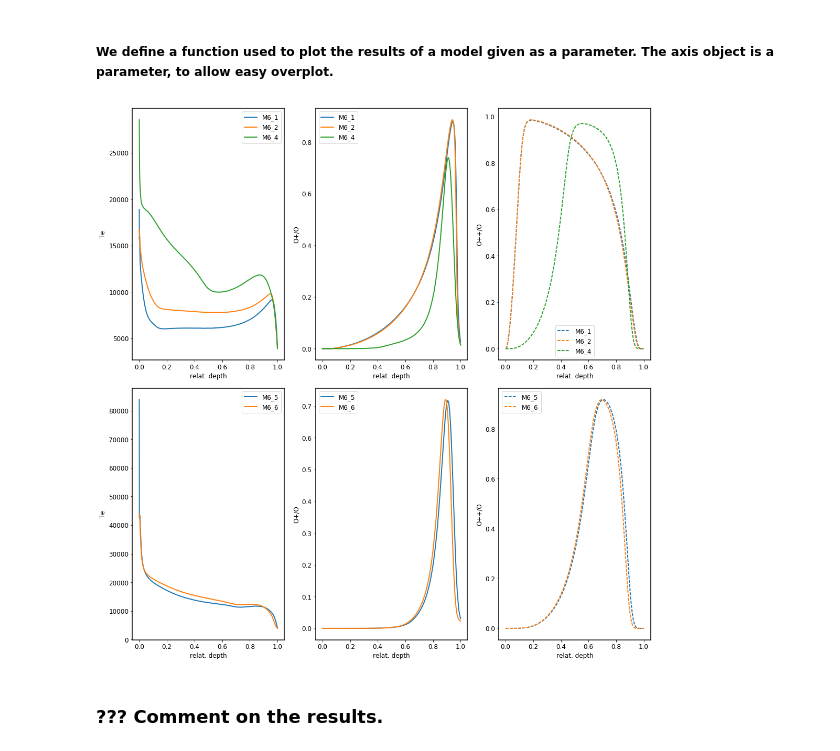
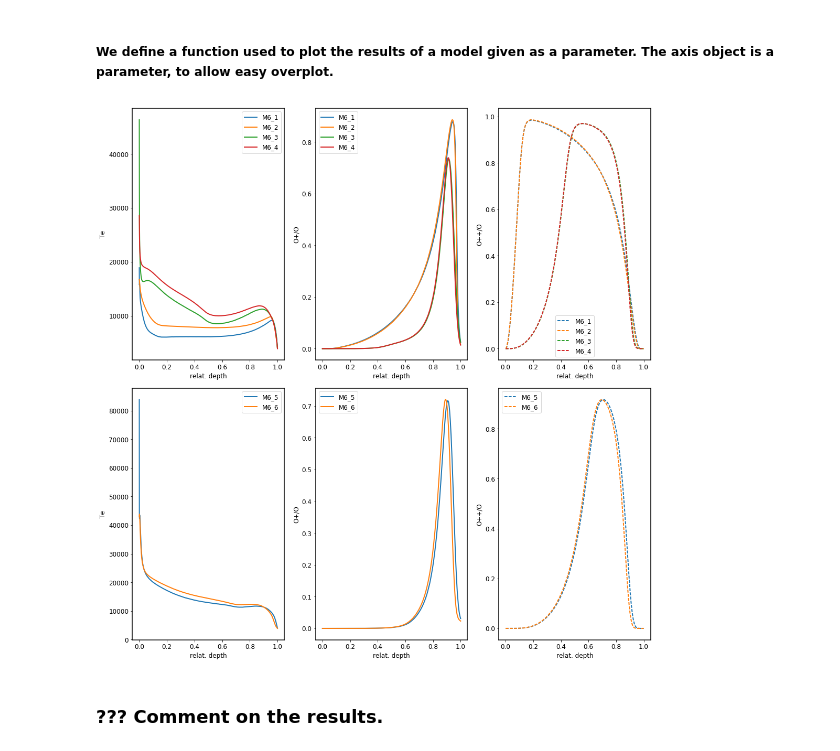
Before and after one commit to Morisset/NEBULATOM-tools, a Jupyter notebook: Notebooks/NC_6_1.ipynb, the cells around one changed output. Cells and saved outputs as stored; diff of their text form; code cells hidden in the pictures.

```diff
--- a/Notebooks/NC_6_1.ipynb
+++ b/Notebooks/NC_6_1.ipynb
@@ -280,17 +334,18 @@ def plot_mod(M, axes):
 # %%
 f, axes = plt.subplots(2, 3, figsize=(15,15))
 plot_mod(M1, axes[0,:])
 plot_mod(M2, axes[0,:])
+plot_mod(M3, axes[0,:])
 plot_mod(M4, axes[0,:])
 
 plot_mod(M5, axes[1,:])
 plot_mod(M6, axes[1,:])
 
 for ax in axes.ravel():
     ax.legend(loc='best', fancybox=True, framealpha=0.75)
 f.tight_layout()
 # %% [output]
-[figure, old version]
+[figure, new version]
 # %% [markdown]
 ### ??? Comment on the results.
 # %% [markdown]
```
Also changed, not shown: parts of 7 cells of this notebook, 1 other file.
